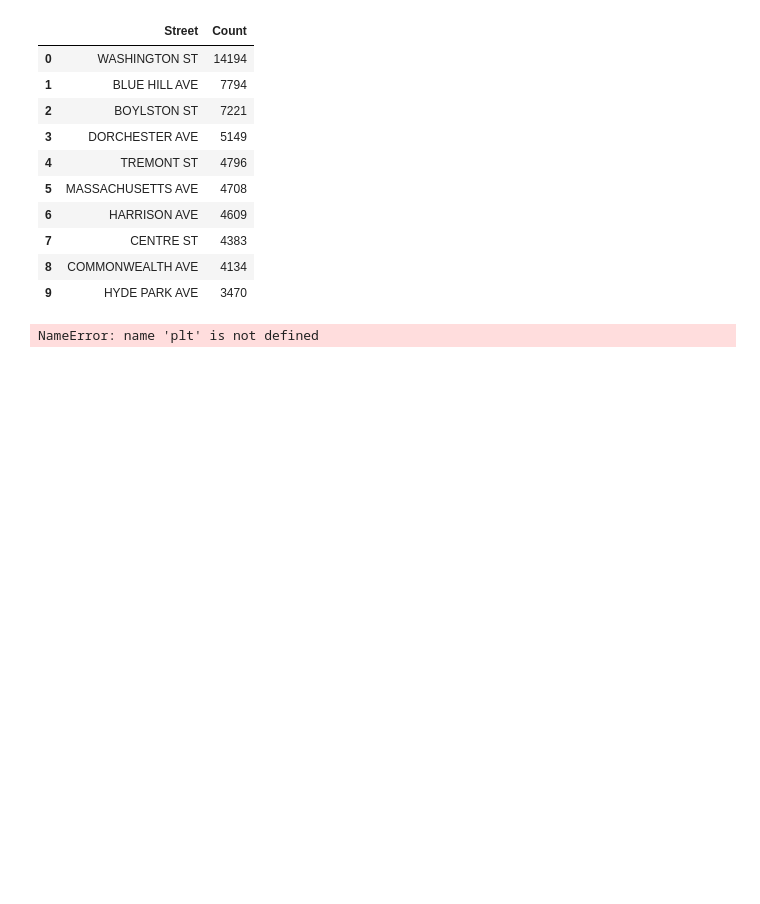
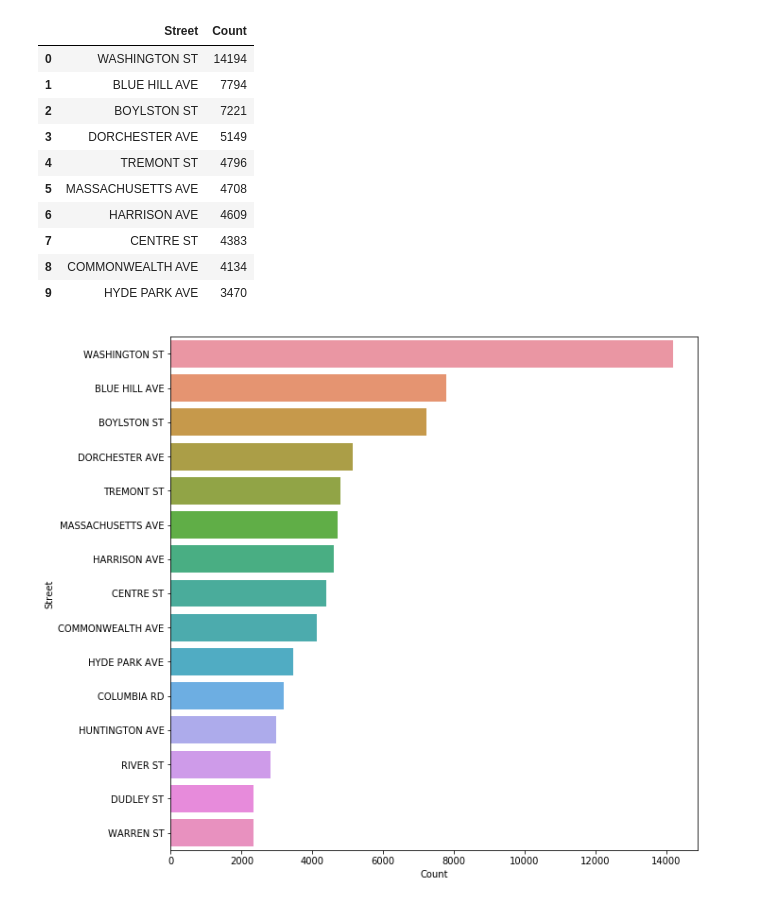
Before and after one commit to SpacePatroller/Boston_Crime_Data, a Jupyter notebook: Crime Data EDA.ipynb, the cells around one changed output. Cells and saved outputs as stored; diff of their text form; code cells hidden in the pictures; blank space fills up the shorter version.

Commit message:
street offense count

```diff
--- a/Crime Data EDA.ipynb
+++ b/Crime Data EDA.ipynb
@@ -110,13 +110,13 @@ crimeAreas.head(10)
 | 8 | COMMONWEALTH AVE | 4134 |
 | 9 | HYDE PARK AVE | 3470 |
 # %%
-figure = plt.figure(figsize=(10,15))
+figure = plt.figure(figsize=(10,10))
 
-sns.barplot(x=crimeAreas['Count'],y=crimeAreas['Street'])
+sns.barplot(x=crimeAreas['Count'].iloc[:15],y=crimeAreas['Street'].iloc[:15])
 plt.ylabel('Street')
 plt.xlabel('Count')
 plt.savefig('images/streetsOffenseCount.jpeg')
 # %% [output]
-NameError: name 'plt' is not defined
+[figure, added]
 # %%
 df.head()
```
Also changed, not shown: parts of 2 cells of this notebook, 1 other file.
